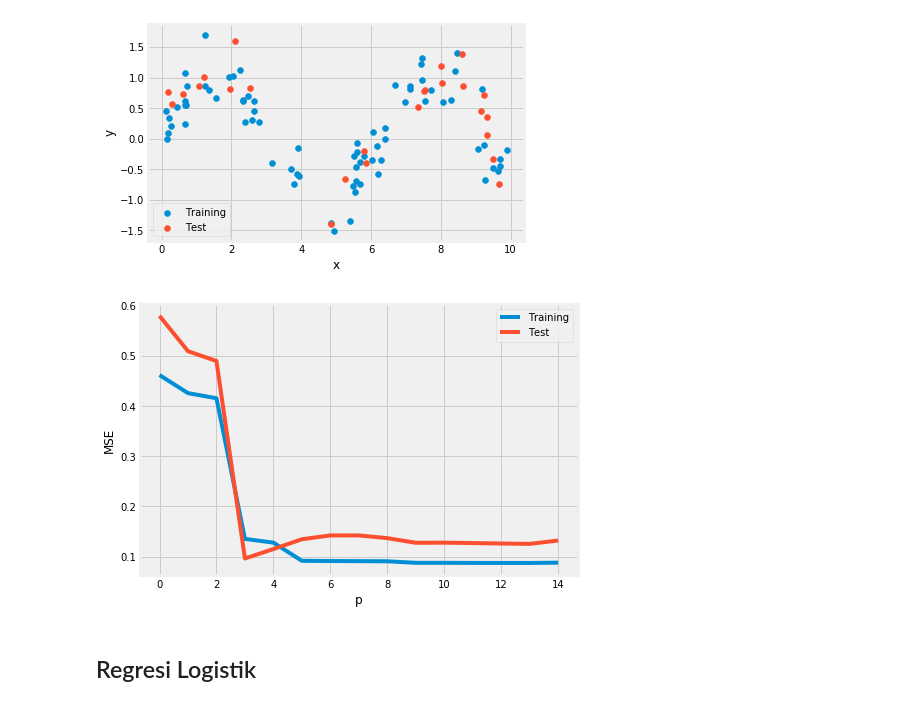
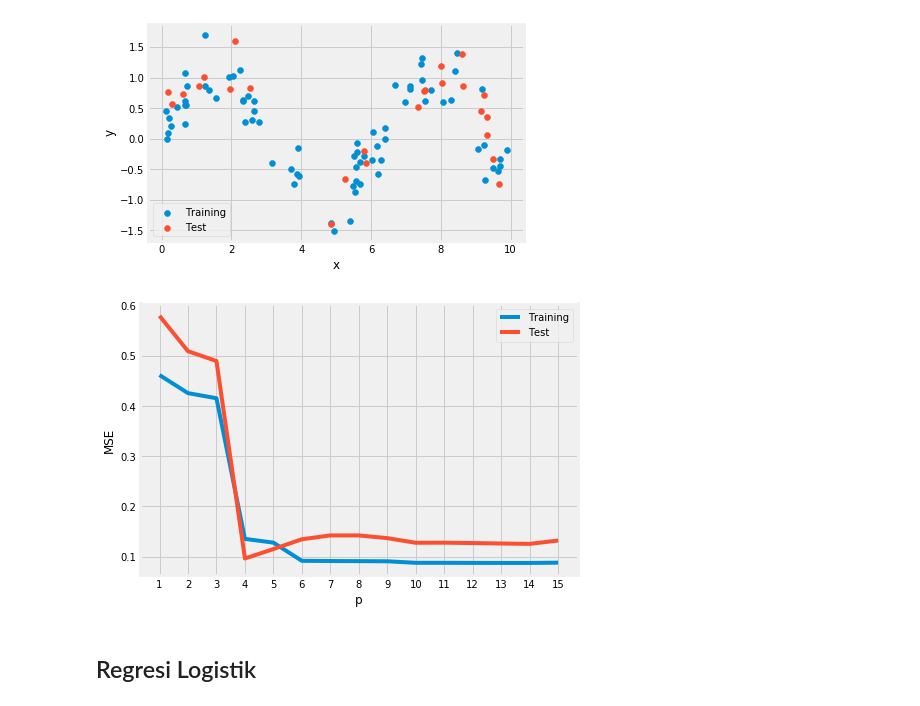
Before and after one commit to aliakbars/uai-ai, a Jupyter notebook: scripts/lab1.ipynb, the cells around one changed output. Drawn from its saved outputs; the diff is of its cells as text; code cells hidden in the pictures.

```diff
--- a/scripts/lab1.ipynb
+++ b/scripts/lab1.ipynb
@@ -215,26 +215,27 @@ plt.legend();
 # %%
 from sklearn.metrics import mean_squared_error
 
 errors = []
 
 for i in range(1,16):
     poly_model = make_pipeline(PolynomialFeatures(i),
                                LinearRegression())
 
     poly_model.fit(x_train[:, np.newaxis], y_train)
     y_train_pred = poly_model.predict(x_train[:, np.newaxis])
     y_pred = poly_model.predict(x_test[:, np.newaxis])
     errors.append((mean_squared_error(y_train, y_train_pred), mean_squared_error(y_test, y_pred)))
 
 errors = np.array(errors)
 fig, ax = plt.subplots(figsize=(7,5))
 ax.plot(errors[:,0], label='Training')
 ax.plot(errors[:,1], label='Test')
 ax.legend()
+plt.xticks(range(15), range(1,16))
 ax.set_xlabel('p')
 ax.set_ylabel('MSE');
 # %% [output]
-[figure, old version]
+[figure, new version]
 # %% [markdown]
 ## Regresi Logistik
 # %% [markdown]
```
Also changed, not shown: parts of 1 cell of this notebook, 2 other files.
